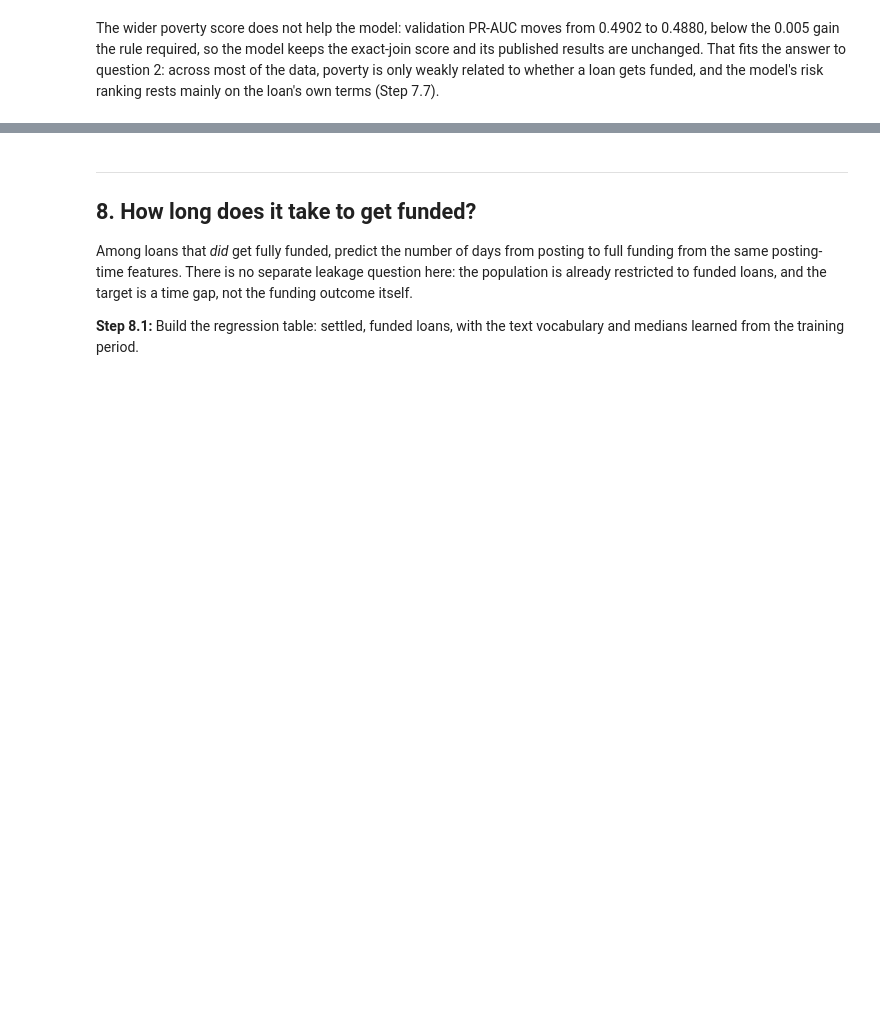
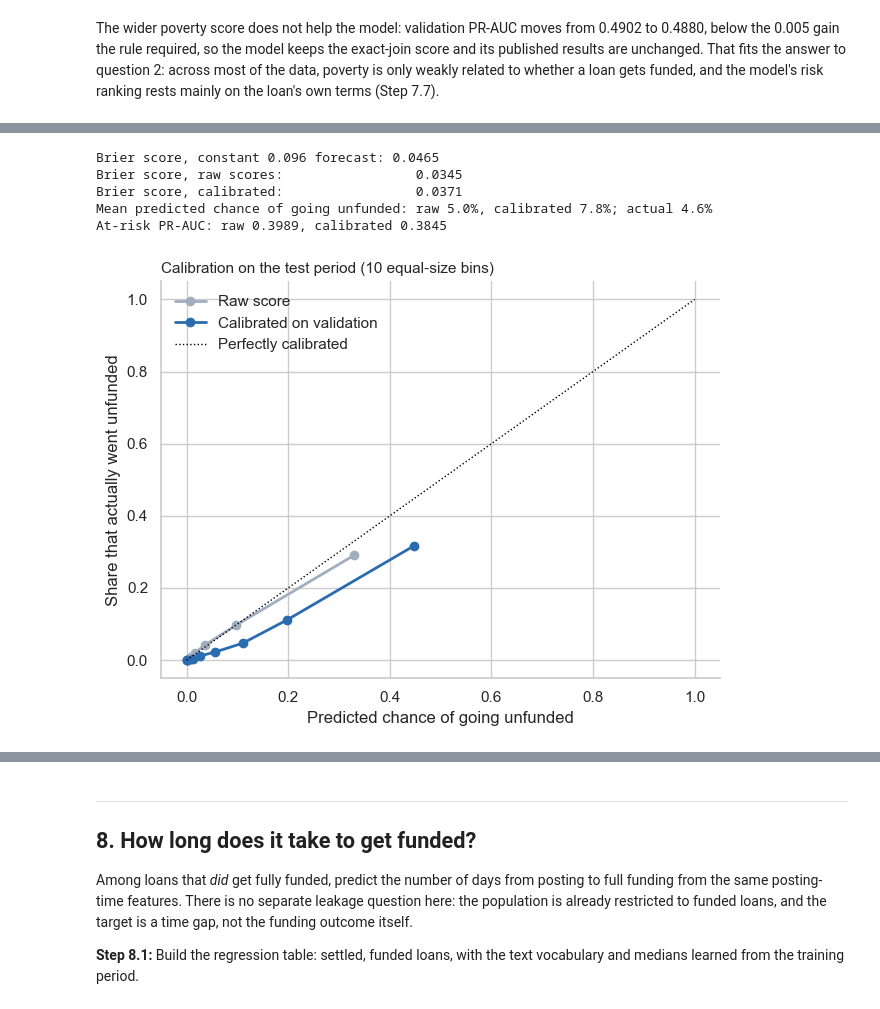
Before and after one commit to alvenyuka/Kiva-Loans-Microfinance-Analytics, a Jupyter notebook: Kiva_Loans_Microfinance_Analytics.ipynb, the cells around one changed output, grey strips where cells are left out. Drawn from its saved outputs; the diff is of its cells as text; code cells hidden in the pictures; blank space fills up the shorter version.

Commit message:
Rank segments by ROC-AUC, record the final model's score scale, add interpretations

```diff
--- a/Kiva_Loans_Microfinance_Analytics.ipynb
+++ b/Kiva_Loans_Microfinance_Analytics.ipynb
@@ -1152,0 +1475,53 @@ assert (np.diff(cal_test_risk[np.argsort(raw_test_risk, kind="stable")]) >= 0).a
+# %%
+from sklearn.calibration import calibration_curve
+from sklearn.isotonic import IsotonicRegression
+from sklearn.metrics import brier_score_loss
+
+sel_val, sel_test = selection_scores[best_model_name]
+val_risk_true, test_risk_true = 1 - y[is_val].to_numpy(), 1 - y_test.to_numpy()   # 1 = not funded
+raw_val_risk, raw_test_risk = 1 - sel_val, 1 - sel_test
+calibrator = IsotonicRegression(out_of_bounds="clip").fit(raw_val_risk, val_risk_true)
+cal_test_risk = calibrator.predict(raw_test_risk)
+
+calibration = {
+    "brier_constant": brier_score_loss(test_risk_true, np.full(len(test_risk_true), val_risk_true.mean())),
+    "brier_raw": brier_score_loss(test_risk_true, raw_test_risk),
+    "brier_calibrated": brier_score_loss(test_risk_true, cal_test_risk),
+    "mean_predicted_raw": float(raw_test_risk.mean()),
+    "mean_predicted_calibrated": float(cal_test_risk.mean()),
+    "actual_unfunded_share": float(test_risk_true.mean()),
+    "pr_auc_raw": average_precision_score(test_risk_true, raw_test_risk),
+    "pr_auc_calibrated": average_precision_score(test_risk_true, cal_test_risk),
+    "mean_predicted_final_model": float((1 - y_proba).mean()),   # the 7.1 model, same specification
+    "rank_corr_selection_vs_final": pd.Series(sel_test).corr(pd.Series(y_proba), method="spearman"),
+}
+print(f"Brier score, constant {val_risk_true.mean():.3f} forecast: {calibration['brier_constant']:.4f}")
+print(f"Brier score, raw scores:                 {calibration['brier_raw']:.4f}")
+print(f"Brier score, calibrated:                 {calibration['brier_calibrated']:.4f}")
+print(f"Mean predicted chance of going unfunded: raw {calibration['mean_predicted_raw']:.1%}, "
+      f"calibrated {calibration['mean_predicted_calibrated']:.1%}; actual {calibration['actual_unfunded_share']:.1%}")
+print(f"At-risk PR-AUC: raw {calibration['pr_auc_raw']:.4f}, calibrated {calibration['pr_auc_calibrated']:.4f}")
+print(f"Mean raw score of the final model in 7.1 (same specification, trained up to {split_date.date()}): "
+      f"{calibration['mean_predicted_final_model']:.1%}; rank correlation with the selection-stage scores "
+      f"{calibration['rank_corr_selection_vs_final']:.3f}")
+
+fig, ax = plt.subplots(figsize=(6.5, 5))
+for scores, label, color in ((raw_test_risk, "Raw score", "#a0aec0"), (cal_test_risk, "Calibrated on validation", "#2b6cb0")):
+    observed, predicted = calibration_curve(test_risk_true, scores, n_bins=10, strategy="quantile")
+    ax.plot(predicted, observed, marker="o", color=color, lw=2, label=label)
+ax.plot([0, 1], [0, 1], color="black", ls=":", lw=1, label="Perfectly calibrated")
+ax.set_xlabel("Predicted chance of going unfunded")
+ax.set_ylabel("Share that actually went unfunded")
+ax.set_title("Calibration on the test period (10 equal-size bins)", loc="left", fontsize=11)
+ax.legend(frameon=False)
+ax.spines[["top", "right"]].set_visible(False)
+plt.tight_layout()
+plt.savefig("figs/calibration.png", dpi=150, bbox_inches="tight")
+plt.show()
+# %% [output]
+Brier score, constant 0.096 forecast: 0.0465
+Brier score, raw scores:                 0.0345
+Brier score, calibrated:                 0.0371
+Mean predicted chance of going unfunded: raw 5.0%, calibrated 7.8%; actual 4.6%
+At-risk PR-AUC: raw 0.3989, calibrated 0.3845
+[figure, added]
```
Also changed, not shown: parts of 89 cells of this notebook.
